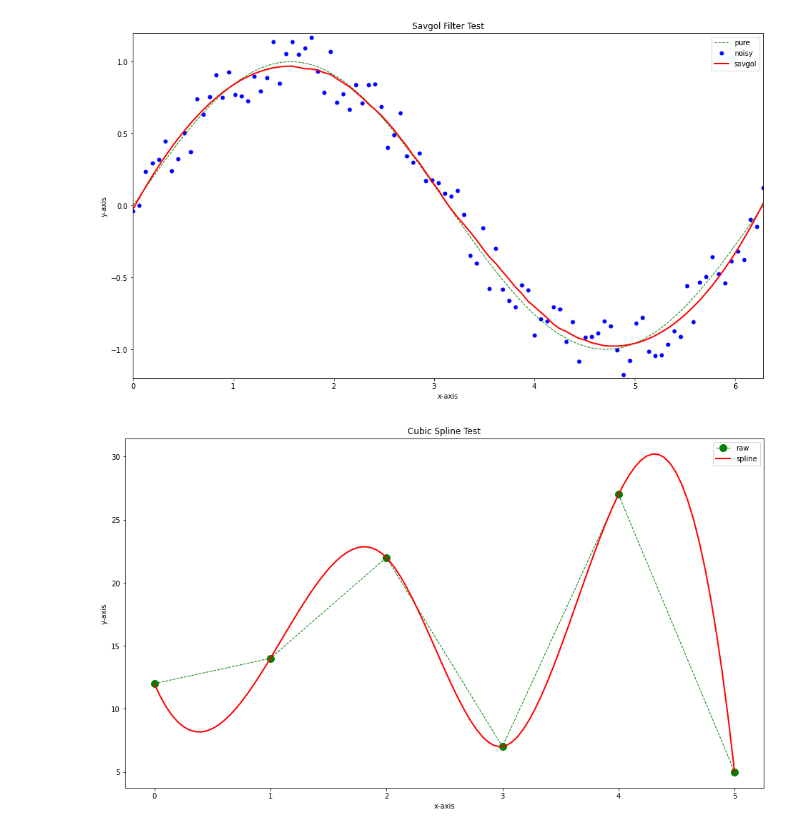
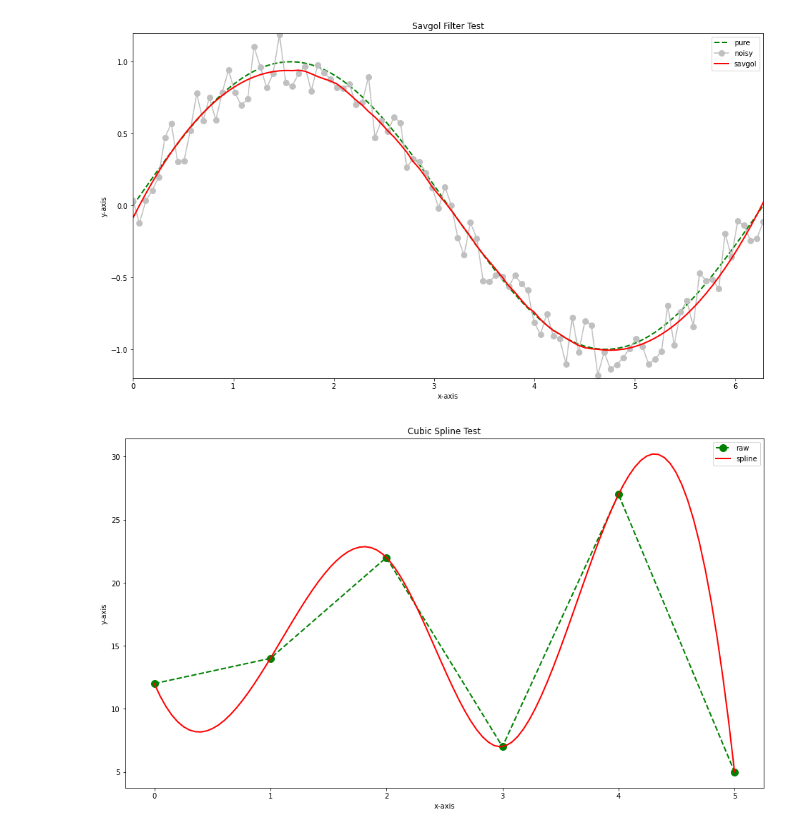
Before and after one commit to Logiqx/covid-stats, a Jupyter notebook: python/scipy_test.ipynb, the cells around one changed output. Drawn from its saved outputs; the diff is of its cells as text; code cells hidden in the pictures.

Commit message:
Tweak savgol chart

```diff
--- a/python/scipy_test.ipynb
+++ b/python/scipy_test.ipynb
@@ -1,43 +1,43 @@
 # %%
 import numpy as np
 import matplotlib.pyplot as plt
 from scipy.signal import savgol_filter
 
 # Generate sine wave data - pure, noisy and filtered
 x = np.linspace(0, 2 * np.pi, 100)
 y_pure = np.sin(x)
 y_noisy = np.sin(x) + np.random.random(100) * 0.4 - 0.2
 y_savgol = savgol_filter(y_noisy, 51, 3)
 
 # Create new figure and set axis limits
 plt.figure(figsize=(16, 9))
 plt.xlim(0, 2 * np.pi)
 plt.ylim(-1.2, 1.2)
 
 # Plot data
-plt.plot(x, y_pure, label = 'pure', color='green', linewidth = 1, linestyle='dashed')
-plt.plot(x, y_noisy, label = 'noisy', color='blue', linestyle='none', marker='o', markerfacecolor='blue', markersize=5)
+plt.plot(x, y_pure, label = 'pure', color='green', linewidth = 2, linestyle='dashed')
+plt.plot(x, y_noisy, label = 'noisy', color='silver', marker='o', markerfacecolor='silver', markersize=8)
 plt.plot(x, y_savgol, label = 'savgol', color='red', linewidth = 2)
 
 # Add title, axis labels and legend
 plt.title('Savgol Filter Test')
 plt.xlabel('x-axis')
 plt.ylabel('y-axis')
 plt.legend()
 
 # Show figure
 plt.show()
 # %% [output]
-[figure, old version]
+[figure, new version]
 # %%
 import numpy as np
 import matplotlib.pyplot as plt
-from scipy.interpolate import splrep
+from scipy import interpolate
 
 # Raw data
 x_points = [0, 1, 2, 3, 4, 5]
 y_points = [12, 14, 22, 7, 27, 5]
-tck = splrep(x_points, y_points)
+tck = interpolate.splrep(x_points, y_points)
 
 # Interpolated data
 x = np.linspace(0, 5, 100)
@@ -47,7 +47,7 @@ y = interpolate.splev(x, tck)
 plt.figure(figsize=(16, 9))
 
 # Plot data
-plt.plot(x_points, y_points, label = 'raw', color='green', linewidth=1, linestyle='dashed',
+plt.plot(x_points, y_points, label = 'raw', color='green', linewidth=2, linestyle='dashed',
             marker='o', markerfacecolor='green', markersize=10)
 plt.plot(x, y, label='spline', color='red', linewidth=2)
 
@@ -60,4 +60,4 @@ plt.legend()
 # Show figure
 plt.show()
 # %% [output]
-[figure, old version]
+[figure, new version]
```
